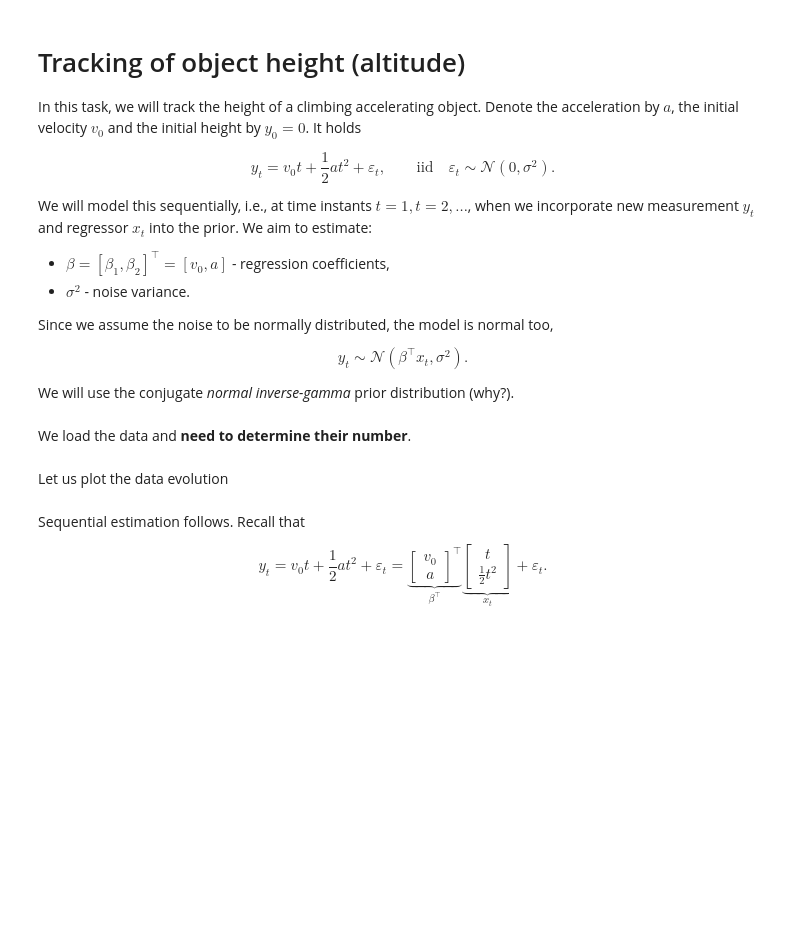
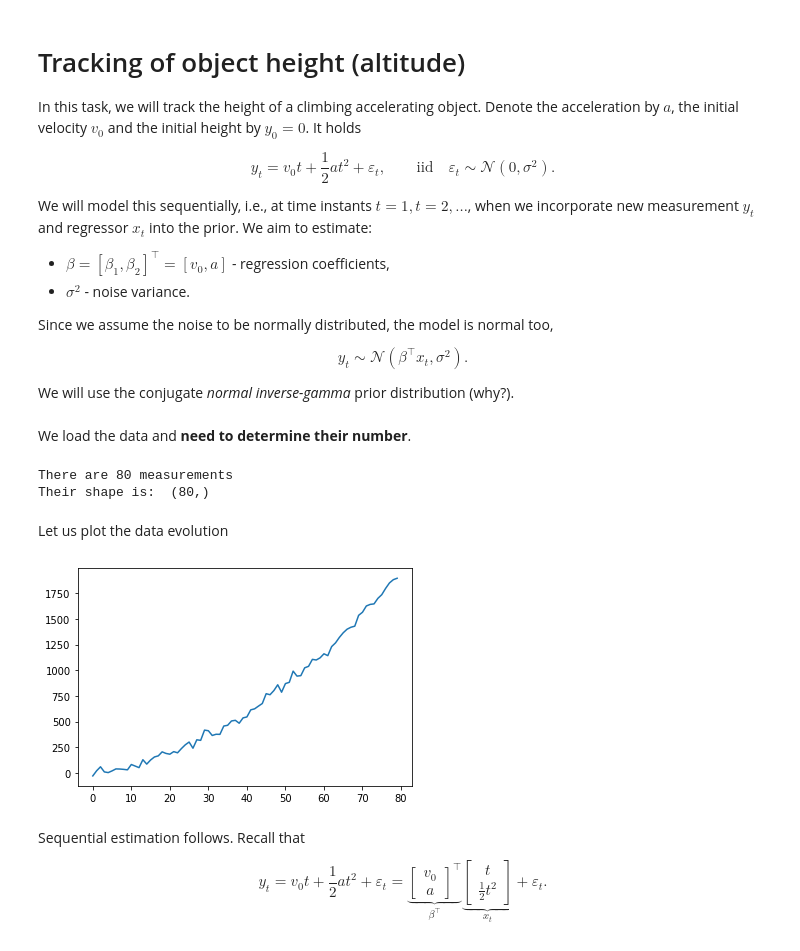
Before and after one commit to kai-wren/BM, a Jupyter notebook: labs/c1-2-tracking.ipynb, the cells around one changed output. Drawn from its saved outputs; the diff is of its cells as text; code cells hidden in the pictures; blank space fills up the shorter version.

```diff
--- a/labs/c1-2-tracking.ipynb
+++ b/labs/c1-2-tracking.ipynb
@@ -32,18 +32,27 @@ y = np.load('c1-tracking.npz')['y']
 
 #---------------------------------------------
 # Determine the number of measurements
-ndat = ***
+ndat = y.size
 #---------------------------------------------
 print('There are {0} measurements'.format(ndat))
 print('Their shape is: ', y.shape)
+# %% [output]
+There are 80 measurements
+Their shape is:  (80,)
 # %% [markdown]
 Let us plot the data evolution
 # %%
 #---------------------------------------------
 # Plot y using matplotlib.pylab imported above
 # ***
 #---------------------------------------------
+
+x=np.arange(0, ndat, 1)
+plt.plot(x, y)
+
 plt.show()
+# %% [output]
+[figure, added]
 # %% [markdown]
 Sequential estimation follows. Recall that
 
```
Also changed, not shown: parts of 4 cells of this notebook, 9 other files.
